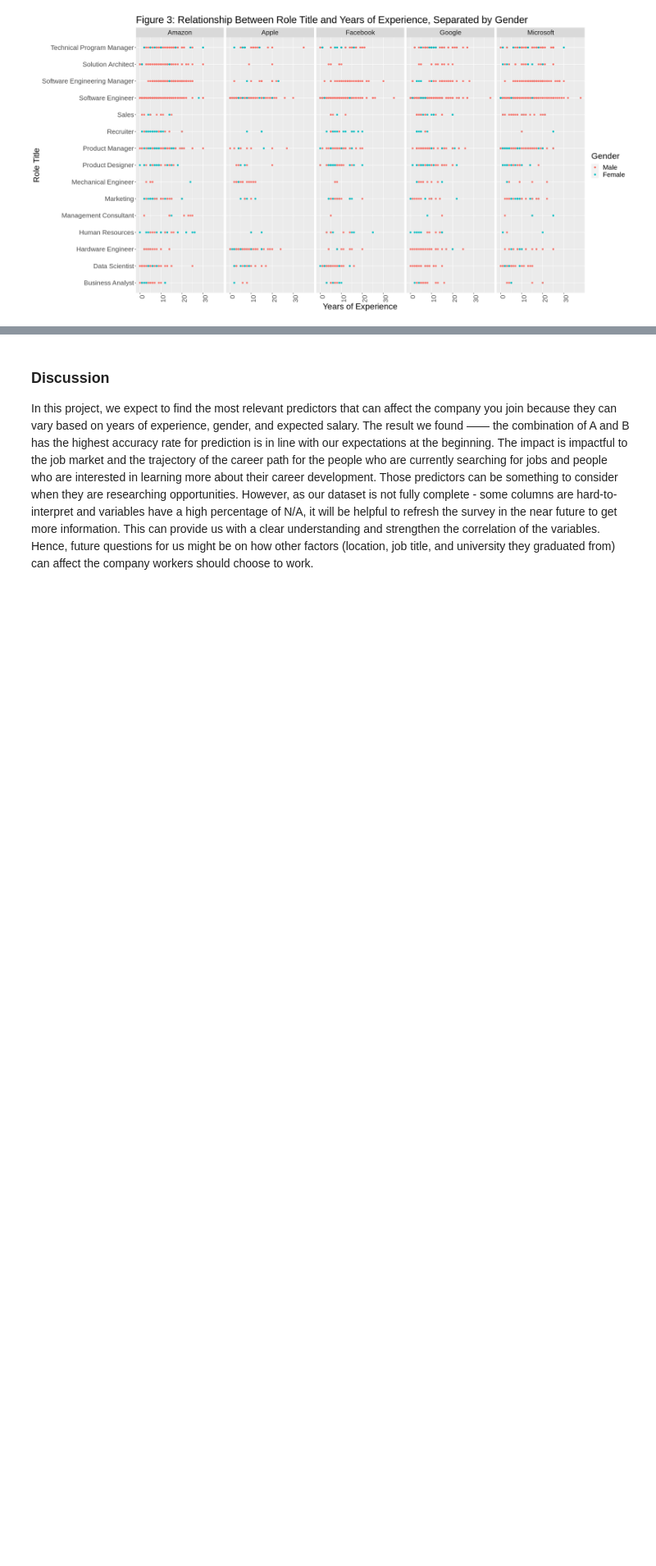
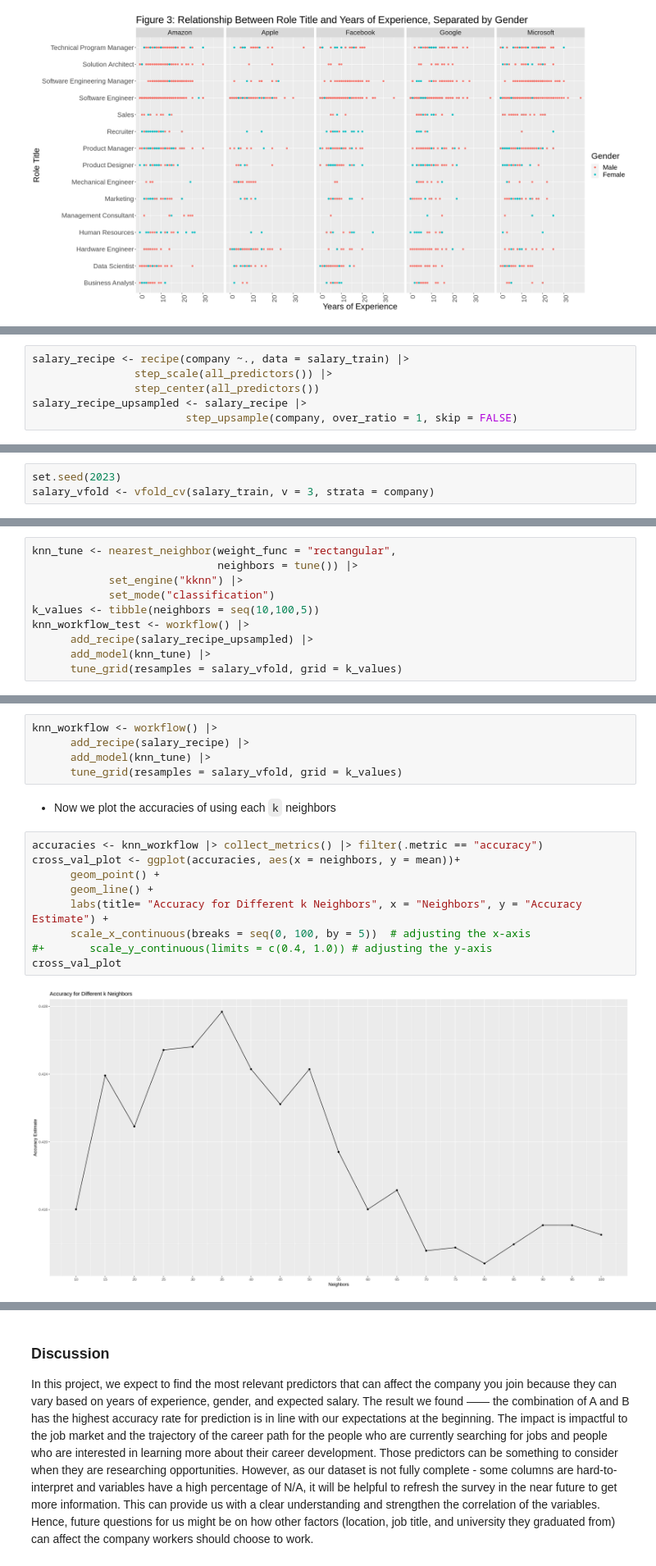
Before and after one commit to EdrickBelmiro/CareerPredictorDSCI100, a Jupyter notebook: Report Group19.ipynb, the cells around one changed output, grey strips where cells are left out. Shown at 82% size. Saved outputs shown, nothing was run; the diff lists cells and outputs as text; blank space fills up the shorter version.

```diff
--- a/Report Group19.ipynb
+++ b/Report Group19.ipynb
@@ -378,0 +502,6 @@ Before we start working on the classification process, we have to prepare our to
+# %%
+salary_recipe <- recipe(company ~., data = salary_train) |>
+                step_scale(all_predictors()) |>
+                step_center(all_predictors())
+salary_recipe_upsampled <- salary_recipe |>
+                        step_upsample(company, over_ratio = 1, skip = FALSE)
@@ -378,0 +512,3 @@ Before we start working on the classification process, we have to prepare our to
+# %%
+set.seed(2023)
+salary_vfold <- vfold_cv(salary_train, v = 3, strata = company)
@@ -378,0 +519,10 @@ Before we start working on the classification process, we have to prepare our to
+# %%
+knn_tune <- nearest_neighbor(weight_func = "rectangular",
+                             neighbors = tune()) |>
+            set_engine("kknn") |>
+            set_mode("classification")
+k_values <- tibble(neighbors = seq(10,100,5))
+knn_workflow_test <- workflow() |>
+      add_recipe(salary_recipe_upsampled) |>
+      add_model(knn_tune) |>
+      tune_grid(resamples = salary_vfold, grid = k_values)
@@ -378,0 +550,18 @@ Before we start working on the classification process, we have to prepare our to
+# %%
+knn_workflow <- workflow() |>
+      add_recipe(salary_recipe) |>
+      add_model(knn_tune) |>
+      tune_grid(resamples = salary_vfold, grid = k_values)
+# %% [markdown]
+- Now we plot the accuracies of using each `k` neighbors
+# %%
+accuracies <- knn_workflow |> collect_metrics() |> filter(.metric == "accuracy")
+cross_val_plot <- ggplot(accuracies, aes(x = neighbors, y = mean))+
+      geom_point() +
+      geom_line() +
+      labs(title= "Accuracy for Different k Neighbors", x = "Neighbors", y = "Accuracy Estimate") +
+      scale_x_continuous(breaks = seq(0, 100, by = 5))  # adjusting the x-axis
+#+       scale_y_continuous(limits = c(0.4, 1.0)) # adjusting the y-axis
+cross_val_plot
+# %% [output]
+[figure, added]
```
Also changed, not shown: parts of 18 cells of this notebook.
